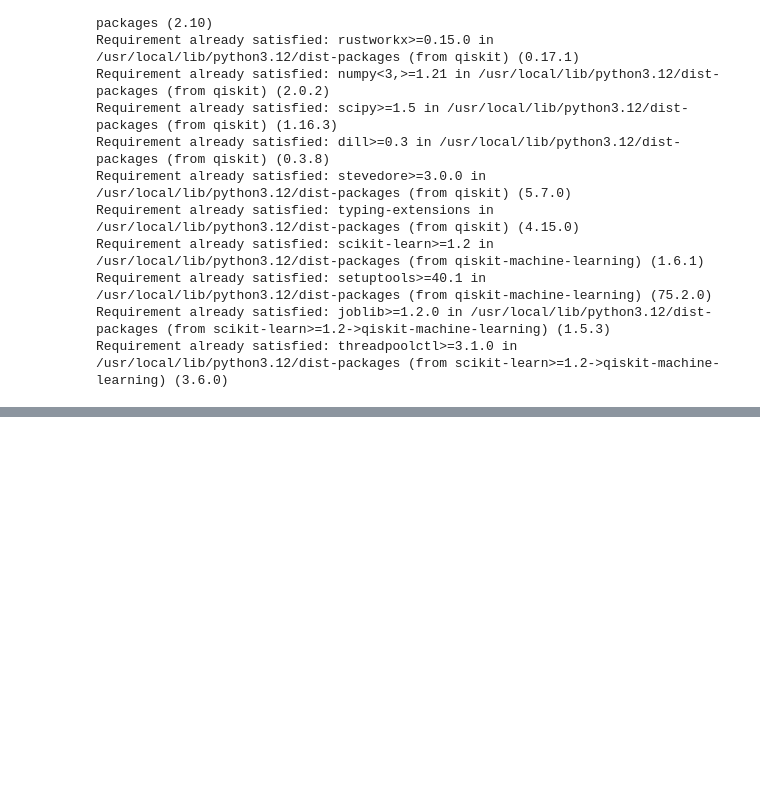
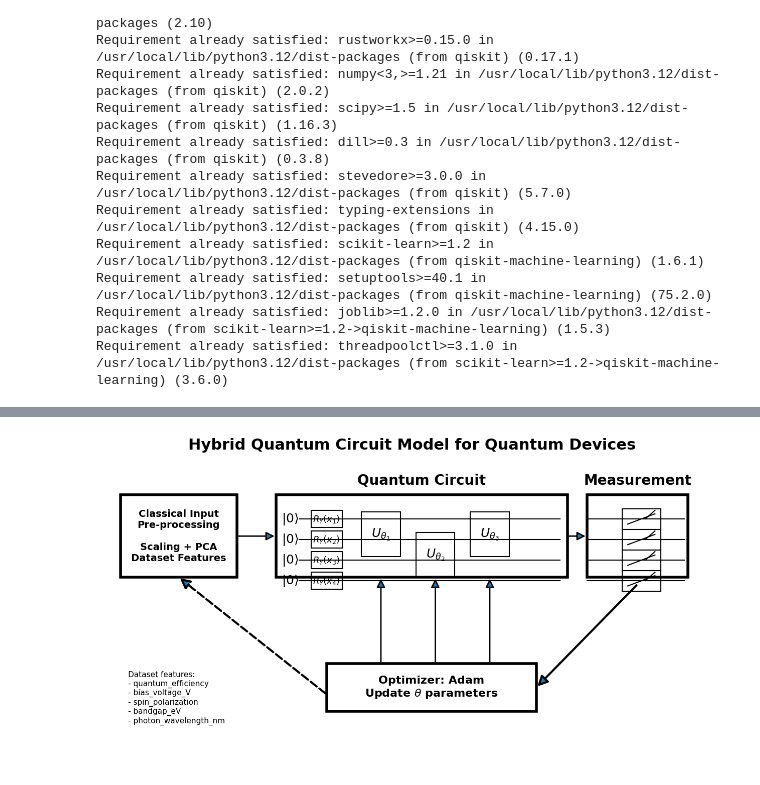
Before and after one commit to renaissag/electrical_engineeing_Quantum_Devices_KNN, a Jupyter notebook: Renaissa_Quantum_Devices_KNN.ipynb, the cells around one changed output, grey strips where cells are left out. Saved outputs shown, nothing was run; the diff lists cells and outputs as text; code cells hidden in the pictures; blank space fills up the shorter version.

```diff
--- a/Renaissa_Quantum_Devices_KNN.ipynb
+++ b/Renaissa_Quantum_Devices_KNN.ipynb
@@ -717,0 +733,94 @@ plt.show()
+# %%
+from matplotlib.patches import Rectangle, FancyArrowPatch
+
+# Features used in the model
+features = [
+    "quantum_efficiency",
+    "bias_voltage_V",
+    "spin_polarization",
+    "bandgap_eV",
+    "photon_wavelength_nm"
+]
+
+fig, ax = plt.subplots(figsize=(16, 8))
+ax.set_xlim(0, 16)
+ax.set_ylim(0, 9)
+ax.axis("off")
+
+# Classical preprocessing box
+ax.add_patch(Rectangle((0.5, 5.4), 3, 2.4, fill=False, linewidth=4))
+ax.text(
+    2, 6.6,
+    "Classical Input\nPre-processing\n\nScaling + PCA\nDataset Features",
+    ha="center", va="center", fontsize=14, fontweight="bold"
+)
+
+# Quantum circuit box
+ax.add_patch(Rectangle((4.5, 5.4), 7.5, 2.4, fill=False, linewidth=4))
+ax.text(8.25, 8.1, "Quantum Circuit", ha="center", fontsize=20, fontweight="bold")
+
+# Measurement box
+ax.add_patch(Rectangle((12.5, 5.4), 2.6, 2.4, fill=False, linewidth=4))
+ax.text(13.8, 8.1, "Measurement", ha="center", fontsize=20, fontweight="bold")
+
+# Qubit wires
+y_positions = [7.1, 6.5, 5.9, 5.3]
+for i, y in enumerate(y_positions):
+    ax.text(4.65, y, r"$|0\rangle$", fontsize=18, va="center")
+    ax.plot([5.1, 11.8], [y, y], color="black", linewidth=1.5)
+    ax.plot([12.5, 15.0], [y, y], color="black", linewidth=1.5)
+
+# Feature encoding gates
+for i, y in enumerate(y_positions):
+    ax.add_patch(Rectangle((5.4, y - 0.25), 0.8, 0.5, fill=False, linewidth=1.5))
+    ax.text(5.8, y, rf"$R_Y(x_{i+1})$", ha="center", va="center", fontsize=13)
+
+# Entangling layer blocks
+blocks = [
+    (6.7, 6.65, r"$U_{\theta_1}$"),
+    (8.1, 6.05, r"$U_{\theta_2}$"),
+    (9.5, 6.65, r"$U_{\theta_3}$")
+]
+
+for x, y, label in blocks:
+    ax.add_patch(Rectangle((x, y - 0.65), 1.0, 1.3, fill=False, linewidth=1.5))
+    ax.text(x + 0.5, y, label, ha="center", va="center", fontsize=18)
+
+# Measurement meters
+for y in y_positions:
+    ax.add_patch(Rectangle((13.4, y - 0.3), 1.0, 0.6, fill=False, linewidth=1.5))
+    ax.plot([13.55, 14.25], [y - 0.15, y + 0.15], color="black")
+    ax.plot([14.0, 14.25], [y, y + 0.25], color="black")
+
+# Optimizer box
+ax.add_patch(Rectangle((5.8, 1.5), 5.4, 1.4, fill=False, linewidth=4))
+ax.text(
+    8.5, 2.2,
+    r"Optimizer: Adam" + "\n" + r"Update $\theta$ parameters",
+    ha="center", va="center", fontsize=16, fontweight="bold"
+)
+
+# Arrows from optimizer to quantum layers
+for x in [7.2, 8.6, 10.0]:
+    ax.add_patch(FancyArrowPatch((x, 2.9), (x, 5.4), arrowstyle="-|>", mutation_scale=25, linewidth=2))
+
+# Arrow from classical preprocessing to quantum circuit
+ax.add_patch(FancyArrowPatch((3.5, 6.6), (4.5, 6.6), arrowstyle="-|>", mutation_scale=25, linewidth=2))
+
+# Arrow from quantum circuit to measurement
+ax.add_patch(FancyArrowPatch((12.0, 6.6), (12.5, 6.6), arrowstyle="-|>", mutation_scale=25, linewidth=2))
+
+# Feedback arrow from measurement to optimizer
+ax.add_patch(FancyArrowPatch((13.8, 5.2), (11.2, 2.2), arrowstyle="-|>", mutation_scale=30, linewidth=3))
+
+# Feedback arrow from optimizer back to preprocessing / training loop
+ax.add_patch(FancyArrowPatch((5.8, 2.0), (2.0, 5.4), arrowstyle="-|>", mutation_scale=30, linewidth=3, linestyle="--"))
+
+# Dataset feature label
+feature_text = "Dataset features:\n" + "\n".join([f"- {f}" for f in features])
+ax.text(0.7, 1.1, feature_text, fontsize=11, va="bottom")
+
+plt.title("Hybrid Quantum Circuit Model for Quantum Devices", fontsize=22, fontweight="bold")
+plt.show()
+# %% [output]
+[figure, added]
```
Also changed, not shown: parts of 6 cells of this notebook.
